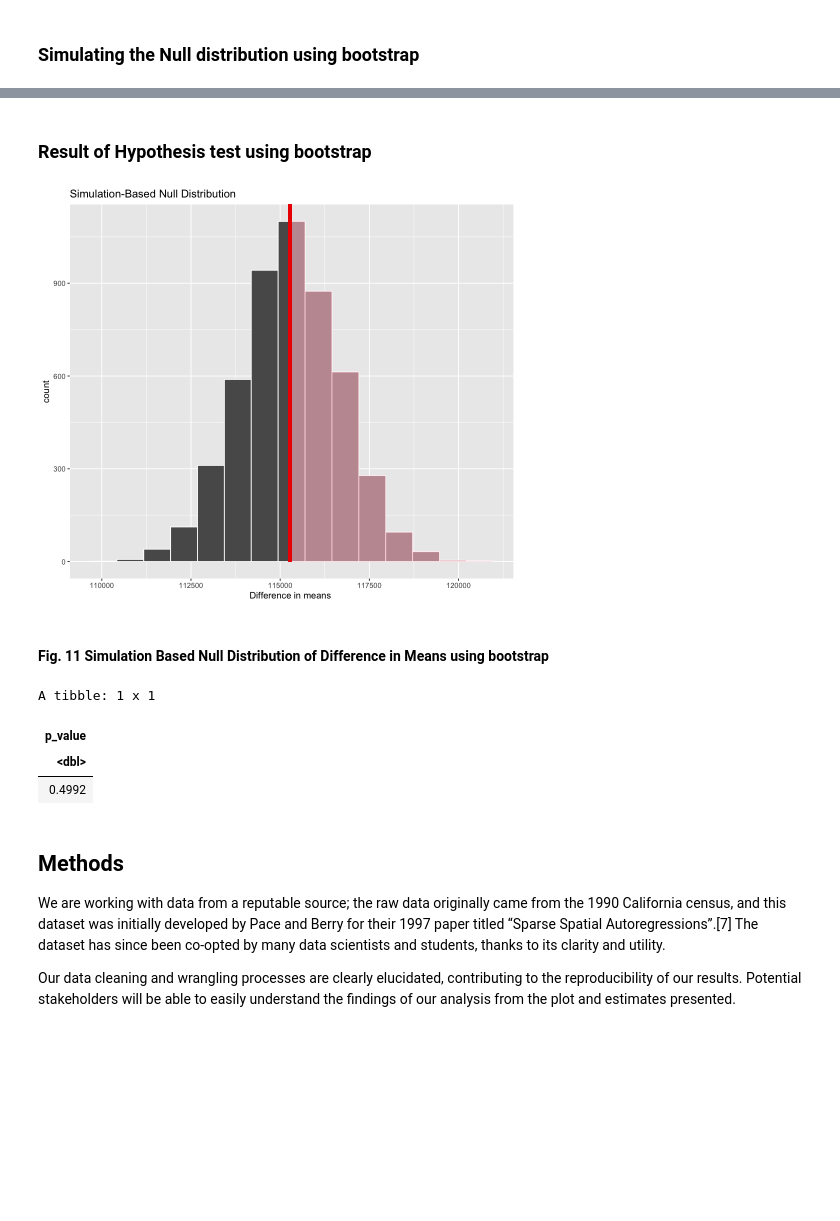
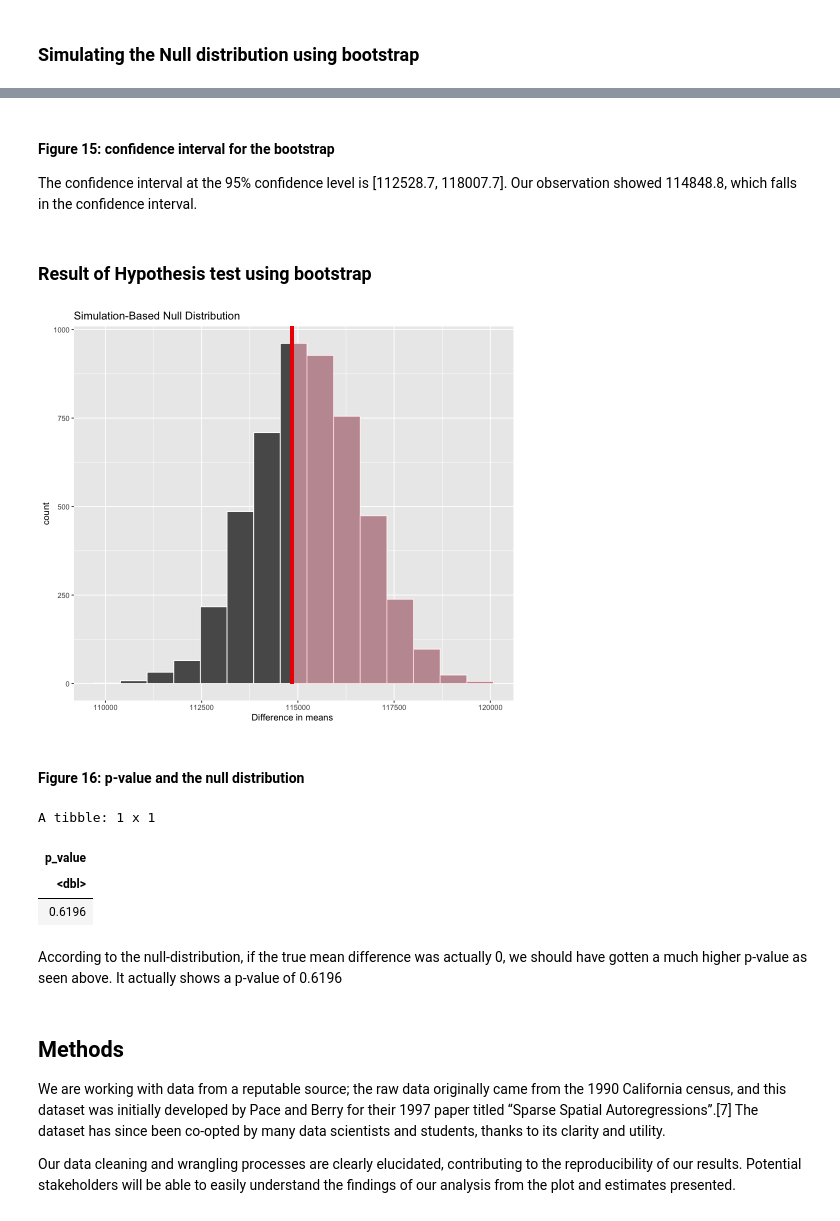
Before and after one commit to lavanyakandhari/stat-201-project-G41, a Jupyter notebook: project-final.ipynb, the cells around one changed output, grey strips where cells are left out. Cells and saved outputs as stored; diff of their text form; code cells hidden in the pictures; blank space fills up the shorter version.

```diff
--- a/project-final.ipynb
+++ b/project-final.ipynb
@@ -433,0 +300,5 @@ Warning message in min(diff(unique_loc)):
+# %%
+obs_diff_means <- samples %>%
+  specify(formula = sample_mean ~ name) %>%
+  calculate(stat = "diff in means", order = c("ocean sample", "inland sample"))
+obs_diff_means
@@ -473,25 +380,30 @@ A tibble: 1 x 2
+# %% [markdown]
+#### Figure 15: confidence interval for the bootstrap
+The confidence interval at the 95% confidence level is [112528.7, 118007.7]. Our observation showed 114848.8, which falls in the confidence interval.
 # %% [markdown]
 ### Result of Hypothesis test using bootstrap
 # %%
 houses_result_bootstrap_plot <-
     null_model_houses_bootstrap %>%
     visualize() +
-    shade_p_value(obs_stat = obs_mean_diff, direction = "right") +
+    shade_p_value(obs_stat = obs_diff_means, direction = "right") +
     xlab("Difference in means ")
 houses_result_bootstrap_plot
 # %% [output]
-[figure, old version]
+[figure, new version]
-# %% [markdown]
-#### Fig. 11 Simulation Based Null Distribution of Difference in Means using bootstrap
+# %% [markdown]
+#### Figure 16: p-value and the null distribution
 # %%
 value=null_model_houses_bootstrap %>%
-    get_p_value(obs_stat = obs_mean_diff, direction = "right")
+    get_p_value(obs_stat = obs_diff_means, direction = "right")
 value
 # %% [output]
 A tibble: 1 x 1
 | p_value |
 | <dbl> |
-| 0.4992 |
+| 0.6196 |
+# %% [markdown]
+According to the null-distribution, if the true mean difference was actually 0, we should have gotten a much higher p-value as seen above. It actually shows a p-value of 0.6196
 # %% [markdown]
 ## Methods
 We are working with data from a reputable source; the raw data originally came from the 1990 California census, and this dataset was initially developed by Pace and Berry for their 1997 paper titled “Sparse Spatial Autoregressions”.[7] The dataset has since been co-opted by many data scientists and students, thanks to its clarity and utility.
```
Also changed, not shown: parts of 74 cells of this notebook, 1 other file.
